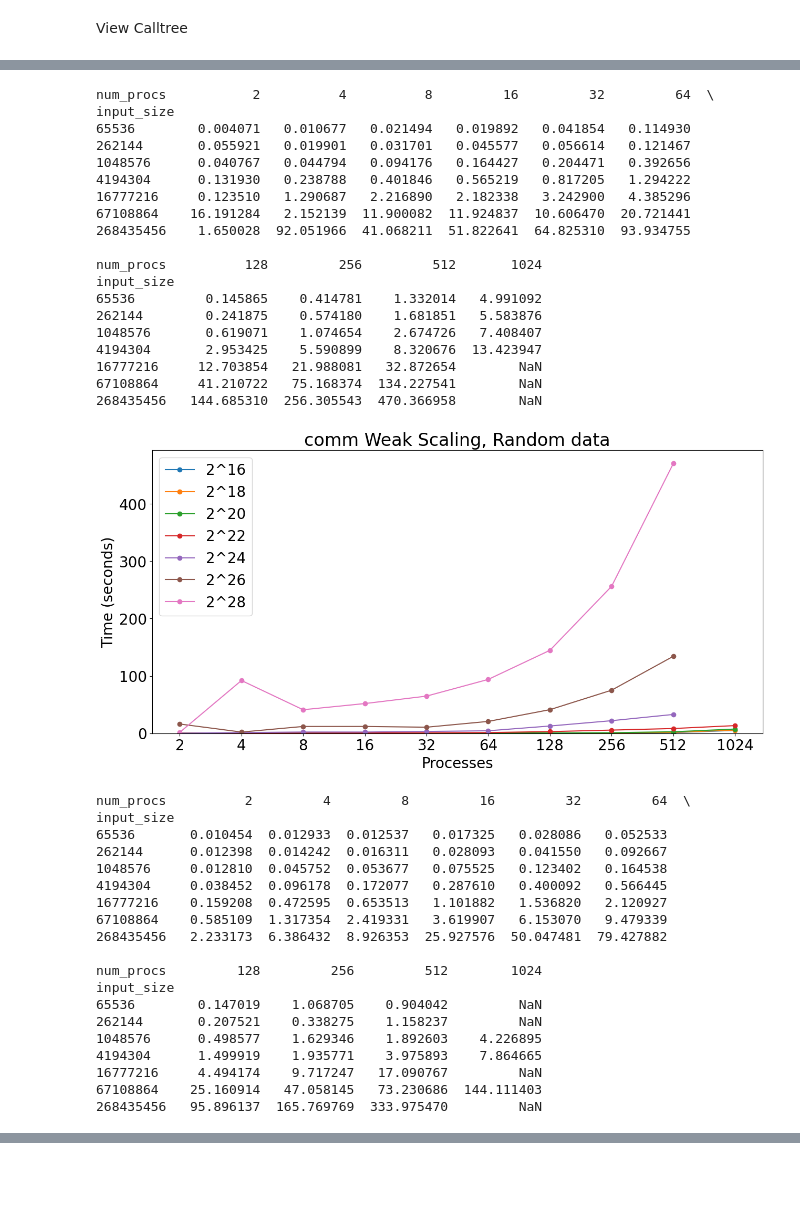
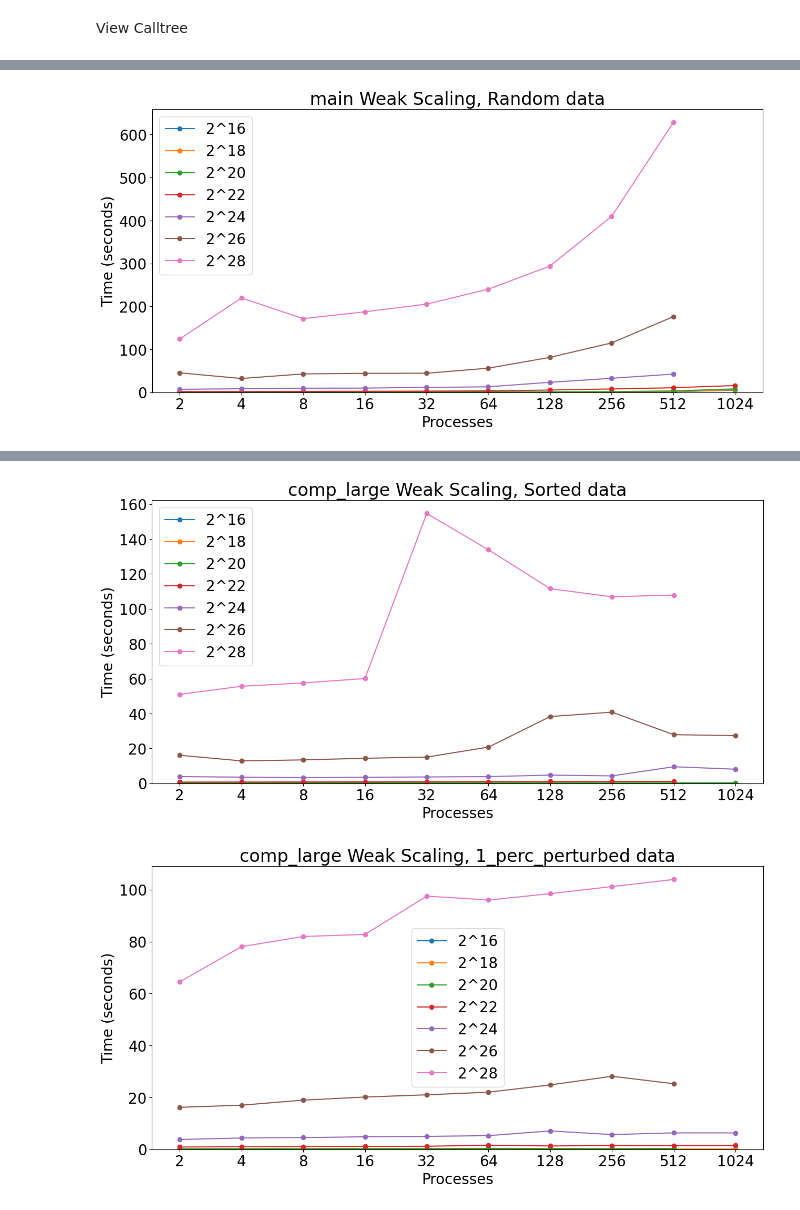
Before and after one commit to anjali-hole/Project_2024-honors-group3, a Jupyter notebook: weak_scale.ipynb, the cells around one changed output, grey strips where cells are left out. Cells and saved outputs as stored; diff of their text form; code cells hidden in the pictures; blank space fills up the shorter version.

Commit message:
Weak scaling notebook

```diff
--- a/weak_scale.ipynb
+++ b/weak_scale.ipynb
@@ -15,7 +15,11 @@ Warning: Roundtrip module could not be loaded. Requires jupyter notebook version
 Read all files
 # %%
 #1_trial is a name of a folder containing the cali files, you may create a folder with a different name and replace the folder name here
-tk = th.Thicket.from_caliperreader(glob("<PATH>"))
+tk = th.Thicket.from_caliperreader(glob("C:\\Users\\redky\\OneDrive\\Documents\\College Work\\4F\\CSCE 435\\Project Results\\sample_sort\\**\\**.cali"))
+tk.metadata_column_to_perfdata("num_procs")
+tk.metadata_column_to_perfdata("input_size")
+tk.metadata_column_to_perfdata("input_type")
+tk.dataframe = tk.dataframe.reset_index().set_index(["input_size"]).sort_index()
 tk.show_metric_columns()
 print(tk.tree(metric_column='Avg time/rank'))
 # %% [output]
@@ -100,19 +71,21 @@ def plot_mpl(df, title, xlabel, ylabel):
     return fig, ax
 # %%
 
-for type in input_types:
-    df = tk.dataframe[tk.dataframe["name"] == "comm"]
-    df = df[df["input_type"] == type]
-    df = df.loc[:, ["Avg time/rank", "num_procs", "input_type"]]
+categories = ["main", "comp_large", "comm"]
 
-    # print(df)
-    df = df.pivot_table(index = 'input_size', columns='num_procs',values='Avg time/rank', aggfunc = sum)
-    df = df.replace(f"{type}{type}", "NaN").reset_index().set_index("input_size")
-    print(df)
-    plot_mpl(
-        df.transpose(),
-        title = f"comm Weak Scaling, {type} data",
-        xlabel="Processes",
-        ylabel="Time (seconds)",
-    )
+for cat in categories:
+    for type in input_types:
+        df = tk.dataframe[tk.dataframe["name"] == cat]
+        df = df[df["input_type"] == type]
+        df = df.loc[:, ["Avg time/rank", "num_procs", "input_type"]]
+
+        df = df.pivot_table(index = 'input_size', columns='num_procs',values='Avg time/rank', aggfunc = "sum")
+        df = df.replace(f"{type}{type}", "NaN").reset_index().set_index("input_size")
+        # print(df.head())
+        plot_mpl(
+            df.transpose(),
+            title = f"{cat} Weak Scaling, {type} data",
+            xlabel="Processes",
+            ylabel="Time (seconds)",
+        )
 # %% [output]
@@ -159,39 +94 @@ input_size
-num_procs           2          4          8         16         32         64  \
-input_size
-65536        0.004071   0.010677   0.021494   0.019892   0.041854   0.114930
-262144       0.055921   0.019901   0.031701   0.045577   0.056614   0.121467
-1048576      0.040767   0.044794   0.094176   0.164427   0.204471   0.392656
-4194304      0.131930   0.238788   0.401846   0.565219   0.817205   1.294222
-16777216     0.123510   1.290687   2.216890   2.182338   3.242900   4.385296
-67108864    16.191284   2.152139  11.900082  11.924837  10.606470  20.721441
-268435456    1.650028  92.051966  41.068211  51.822641  64.825310  93.934755
-
-num_procs          128         256         512       1024
-input_size
-65536         0.145865    0.414781    1.332014   4.991092
-262144        0.241875    0.574180    1.681851   5.583876
-1048576       0.619071    1.074654    2.674726   7.408407
-4194304       2.953425    5.590899    8.320676  13.423947
-16777216     12.703854   21.988081   32.872654        NaN
-67108864     41.210722   75.168374  134.227541        NaN
-268435456   144.685310  256.305543  470.366958        NaN
-[figure, old version]
+[figure, new version]
-num_procs          2         4         8         16         32         64  \
-input_size
-65536       0.010454  0.012933  0.012537   0.017325   0.028086   0.052533
-262144      0.012398  0.014242  0.016311   0.028093   0.041550   0.092667
-1048576     0.012810  0.045752  0.053677   0.075525   0.123402   0.164538
-4194304     0.038452  0.096178  0.172077   0.287610   0.400092   0.566445
-16777216    0.159208  0.472595  0.653513   1.101882   1.536820   2.120927
-67108864    0.585109  1.317354  2.419331   3.619907   6.153070   9.479339
-268435456   2.233173  6.386432  8.926353  25.927576  50.047481  79.427882
-
-num_procs         128         256         512        1024
-input_size
-65536        0.147019    1.068705    0.904042         NaN
-262144       0.207521    0.338275    1.158237         NaN
-1048576      0.498577    1.629346    1.892603    4.226895
-4194304      1.499919    1.935771    3.975893    7.864665
-16777216     4.494174    9.717247   17.090767         NaN
-67108864    25.160914   47.058145   73.230686  144.111403
-268435456   95.896137  165.769769  333.975470         NaN
@@ -198,0 +96,2 @@ input_size
+[figure, added]
+[figure, added]
```
Also changed, not shown: parts of 6 cells of this notebook.
